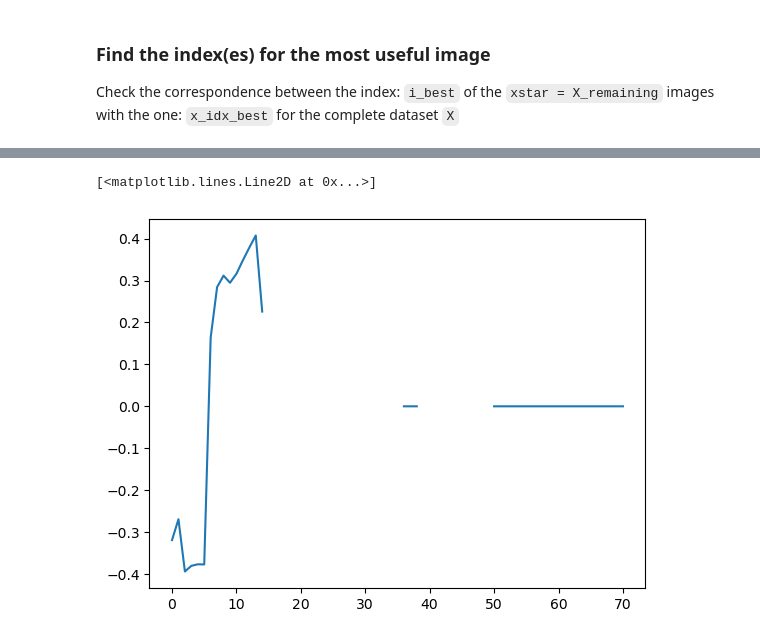
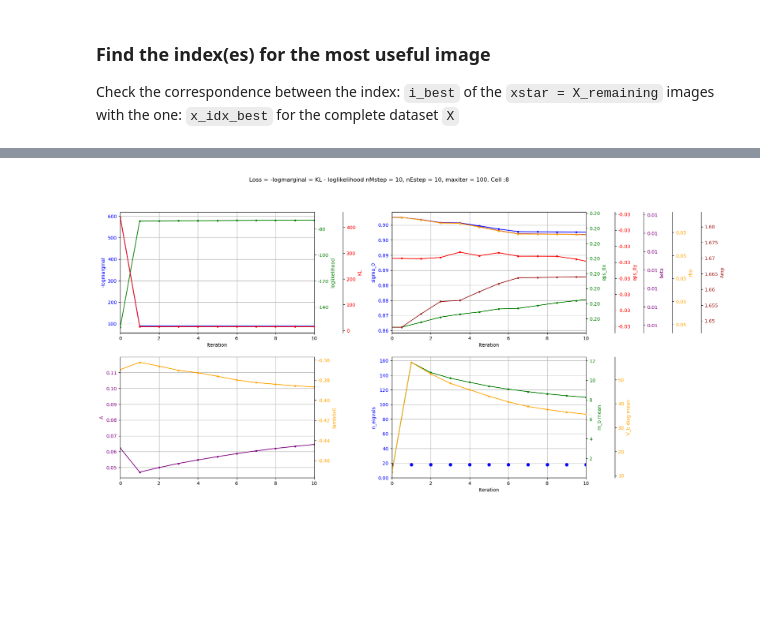
Before and after one commit to retinal-information-processing-lab/gaussian_processes, a Jupyter notebook: Spatial_GP_repo/one_cell_active_training.ipynb, the cells around one changed output, grey strips where cells are left out. Drawn from its saved outputs; the diff is of its cells as text; code cells hidden in the pictures; blank space fills up the shorter version.

```diff
--- a/Spatial_GP_repo/one_cell_active_training.ipynb
+++ b/Spatial_GP_repo/one_cell_active_training.ipynb
@@ -655,5 +641,32 @@ Final Loss: 20.2433
-# %%
-plt.plot(r2_vec.cpu().numpy())
-# %% [output]
-[<matplotlib.lines.Line2D at 0x...>]
-[figure, removed]
+# %%
+
+# utils.save_model(prev_model, f'models/bugs/but_rf_out_of_bounds_nEstep:{nEstep}_nFparamstep:{nFparamstep}_nMstep:{nMstep}_lr_both01')
+# model = utils.load_model(f'models/bugs/but_rf_out_of_bounds_nEstep:{nEstep}_nFparamstep:{nFparamstep}_nMstep:{nMstep}_lr_both01')
+
+# X_in_use = X[fit_model_2['fit_parameters']['in_use_idx']]
+# R_in_use = R[fit_model_2['fit_parameters']['in_use_idx']]
+
+# print('About to fit model with hp:')
+# for key, value in fit_model_2['hyperparams_tuple'][0].items():
+#     print(f"{key}: {value:.4f}")
+#     if key == '-2log2beta':
+#         print(f"beta: {utils.logbetaexpr_to_beta(value):.4f}")
+#     if key == '-log2rho2':
+#         print(f"rho: {utils.logrhoexpr_to_rho(value):.4f}")
+
+# after_model, err_dict = utils.varGP(X_in_use, R_in_use, **fit_model)
+
+# if err_dict['is_error']:
+#     print('Error in the fit')
+#     raise err_dict['error']
+
+spk_count_test, spk_count_pred, r2, sigma_r2 = utils.test(X_test, R_test, at_iteration=None, **fit_model )
+# spk_count_test, spk_count_pred, r2, sigma_r2 = utils.test(X_test, R_test, at_iteration=None, **after_model )
+xlim = None
+# xlim = (0, 10)
+ylim_lambda0 = None
+ylim_logmarg = None
+# utils.plot_loss_and_theta_notebook(after_model, figsize=(15,10), xlim=xlim, ylim_lambda0=ylim_lambda0, marker='.',ylim_logmarg=(0, 1000))
+utils.plot_loss_and_theta_notebook(fit_model, figsize=(15,10), xlim=xlim, ylim_lambda0=ylim_lambda0, marker='.',ylim_logmarg=(0, 1000))
+# %% [output]
+[figure, added]
```
Also changed, not shown: parts of 20 cells of this notebook, 6 other files.
